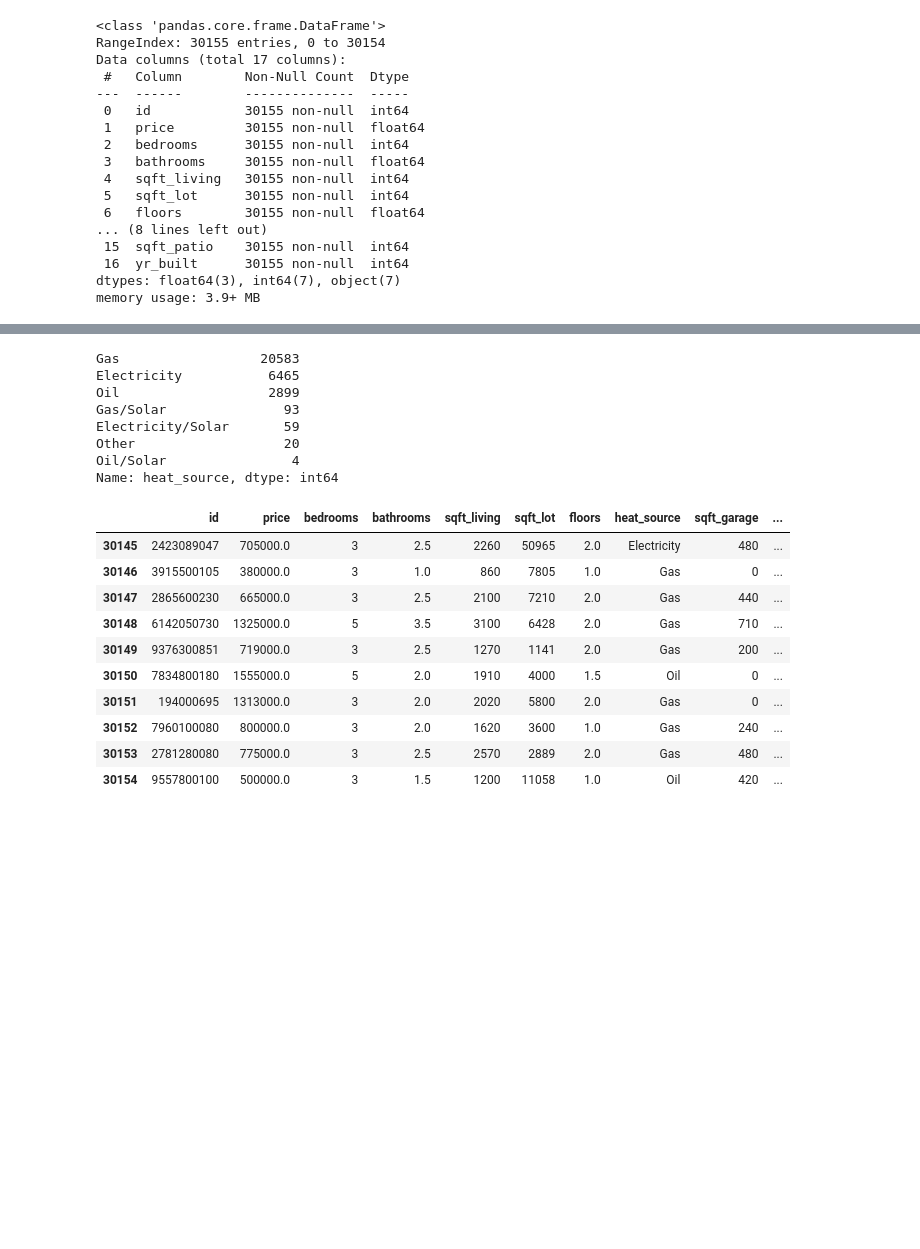
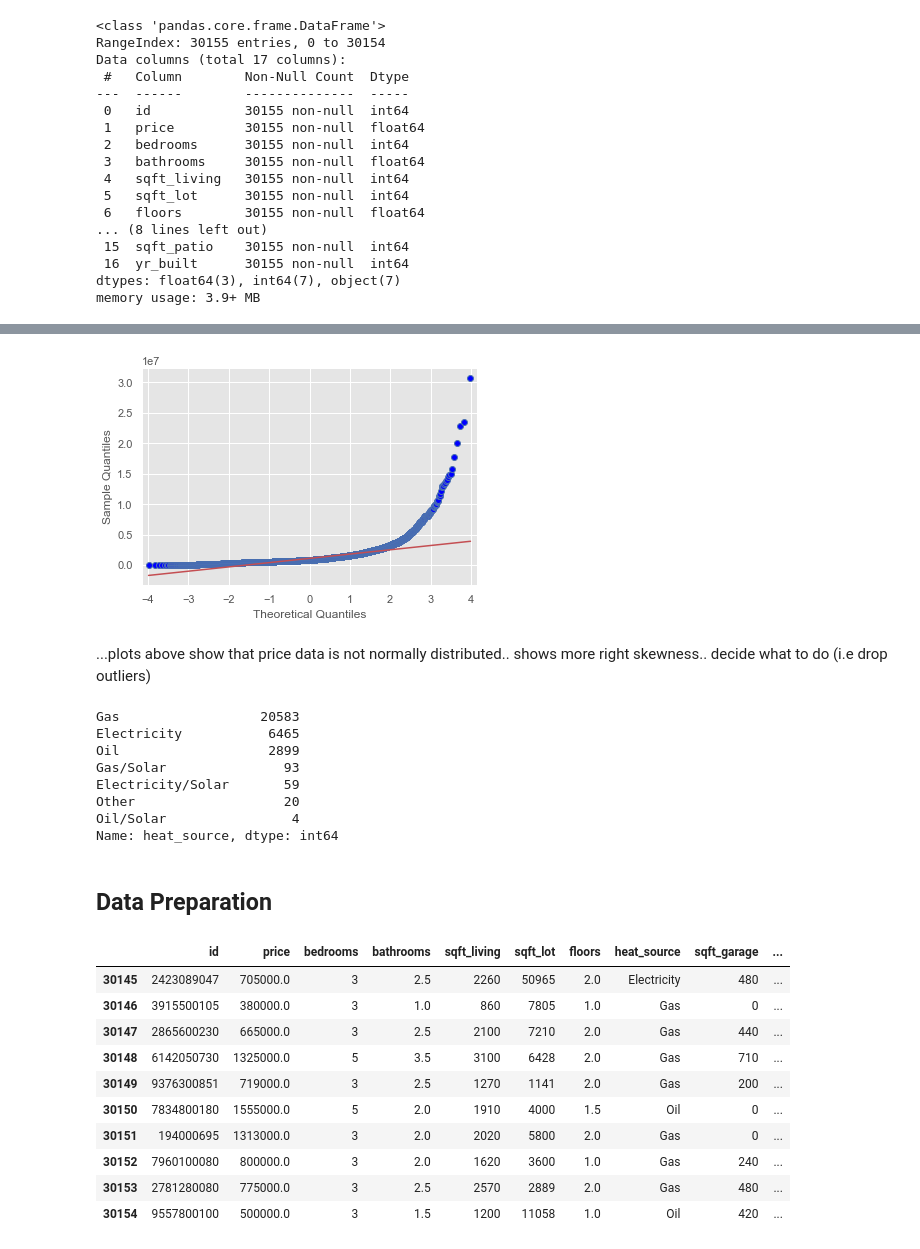
Before and after one commit to rookiescientist-andre/King-County-Real-Estate-Analysis, a Jupyter notebook: student.ipynb, the cells around one changed output, grey strips where cells are left out. Drawn from its saved outputs; the diff is of its cells as text; code cells hidden in the pictures; blank space fills up the shorter version.

```diff
--- a/student.ipynb
+++ b/student.ipynb
@@ -129,3 +136,10 @@ memory usage: 3.9+ MB
+# %%
+sm.qqplot(housing_df2['price'], line='r');
+# %% [output]
+[figure, added]
+# %% [markdown]
+...plots above show that price data is not normally distributed..
+shows more right skewness.. decide what to do (i.e drop outliers)
 # %%
 housing_df2['heat_source'].value_counts()
 # %% [output]
@@ -137,6 +151,8 @@ Electricity/Solar       59
 Other                   20
 Oil/Solar                4
 Name: heat_source, dtype: int64
+# %% [markdown]
+## Data Preparation
 # %%
 # Begin filtering data
 housing_df3 = housing_df2[['id', 'price', 'bedrooms', 'bathrooms', 'sqft_living', 'sqft_lot', 'floors', 'heat_source',
```
Also changed, not shown: parts of 8 cells of this notebook.
